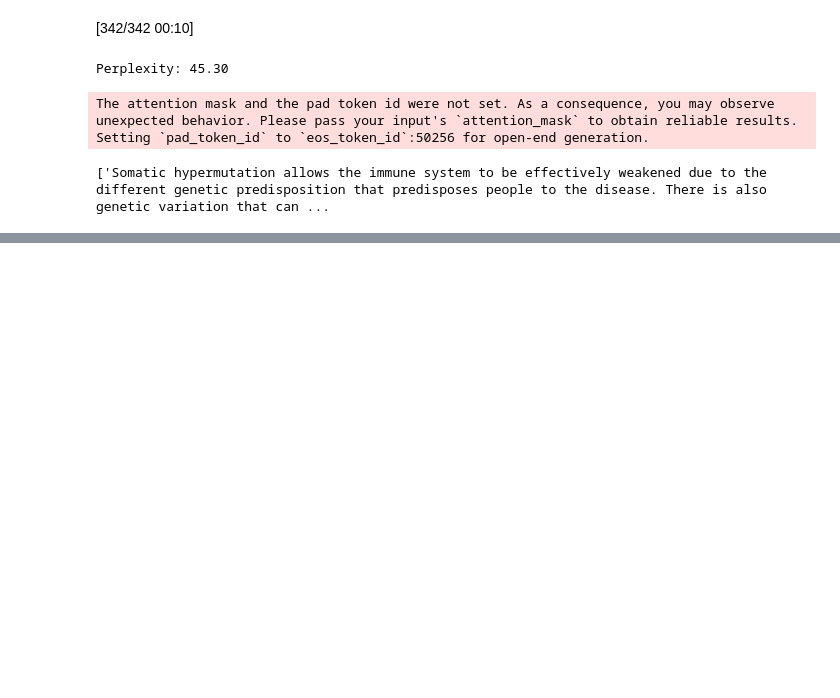
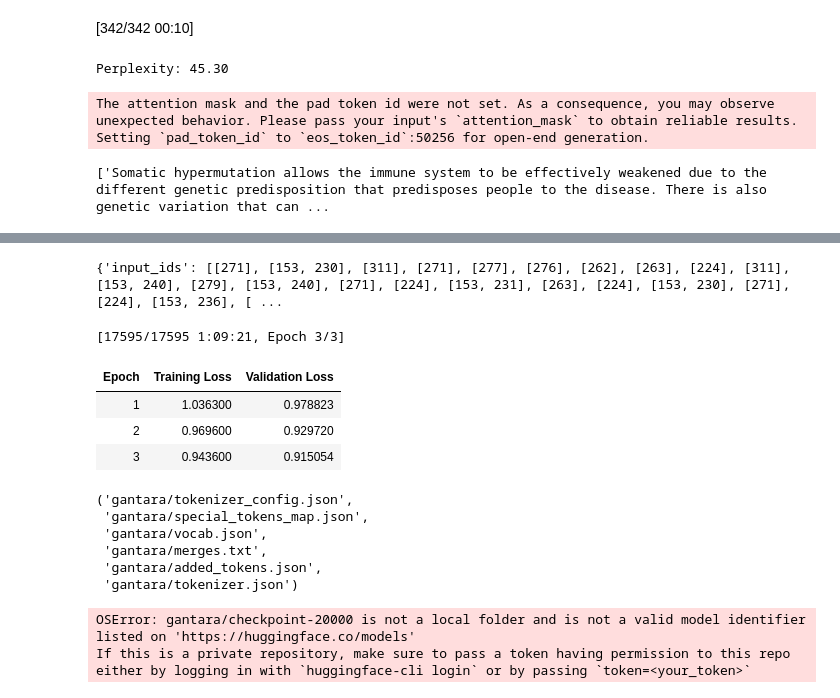
Before and after one commit to MGhareeb32/fastai, a Jupyter notebook: causal.ipynb, the cells around one changed output, grey strips where cells are left out. Saved outputs shown, nothing was run; the diff lists cells and outputs as text; code cells hidden in the pictures; blank space fills up the shorter version.

```diff
--- a/causal.ipynb
+++ b/causal.ipynb
@@ -139,0 +197,7 @@ Setting `pad_token_id` to `eos_token_id`:50256 for open-end generation.
+# %%
+def preprocess_function(examples):
+    return tokenizer([" ".join(x) for x in examples["text"]])
+
+preprocess_function(dataset["train"][0])
+# %% [output]
+{'input_ids': [[271], [153, 230], [311], [271], [277], [276], [262], [263], [224], [311], [153, 240], [279], [153, 240], [271], [224], [153, 231], [263], [224], [153, 230], [271], [224], [153, 236], [ ...
@@ -139,0 +211,68 @@ Setting `pad_token_id` to `eos_token_id`:50256 for open-end generation.
+# %%
+block_size = 128
+
+def group_texts(examples):
+    # Concatenate all texts.
+    concatenated_examples = {k: sum(examples[k], []) for k in examples.keys()}
+    total_length = len(concatenated_examples[list(examples.keys())[0]])
+    # We drop the small remainder, we could add padding if the model supported it instead of this drop, you can
+    # customize this part to your needs.
+    if total_length >= block_size:
+        total_length = (total_length // block_size) * block_size
+    # Split by chunks of block_size.
+    result = {
+        k: [t[i : i + block_size] for i in range(0, total_length, block_size)]
+        for k, t in concatenated_examples.items()
+    }
+    result["labels"] = result["input_ids"].copy()
+    return result
+
+lm_dataset = tokenized_dataset.map(group_texts, batched=True, num_proc=4)
+# %%
+from transformers import DataCollatorForLanguageModeling
+
+tokenizer.pad_token = tokenizer.eos_token
+data_collator = DataCollatorForLanguageModeling(tokenizer=tokenizer, mlm=False)
+# %%
+from transformers import AutoModelForCausalLM, TrainingArguments, Trainer
+
+model = AutoModelForCausalLM.from_pretrained(model_name)
+training_args = TrainingArguments(
+    output_dir="gantara",
+    eval_strategy="epoch",
+    learning_rate=2e-5,
+    weight_decay=0.01,
+)
+trainer = Trainer(
+    model=model,
+    args=training_args,
+    train_dataset=lm_dataset["train"],
+    eval_dataset=lm_dataset["test"],
+    data_collator=data_collator,
+)
+trainer.train()
+tokenizer.save_pretrained("gantara")
+# %% [output]
+[17595/17595 1:09:21, Epoch 3/3]
+| Epoch | Training Loss | Validation Loss |
+| 1 | 1.036300 | 0.978823 |
+| 2 | 0.969600 | 0.929720 |
+| 3 | 0.943600 | 0.915054 |
+('gantara/tokenizer_config.json',
+ 'gantara/special_tokens_map.json',
+ 'gantara/vocab.json',
+ 'gantara/merges.txt',
+ 'gantara/added_tokens.json',
+ 'gantara/tokenizer.json')
+# %%
+from transformers import pipeline
+from transformers import AutoTokenizer
+
+prompt = "هل غادر الشعراء من متردم"
+tokenizer = AutoTokenizer.from_pretrained("gantara")
+generator = pipeline("text-generation",
+                     model="gantara/checkpoint-20000", tokenizer=tokenizer)
+generator(prompt)
+# %% [output]
+OSError: gantara/checkpoint-20000 is not a local folder and is not a valid model identifier listed on 'https://huggingface.co/models'
+If this is a private repository, make sure to pass a token having permission to this repo either by logging in with `huggingface-cli login` or by passing `token=<your_token>`
```
Also changed, not shown: parts of 6 cells of this notebook, 3 other files.
